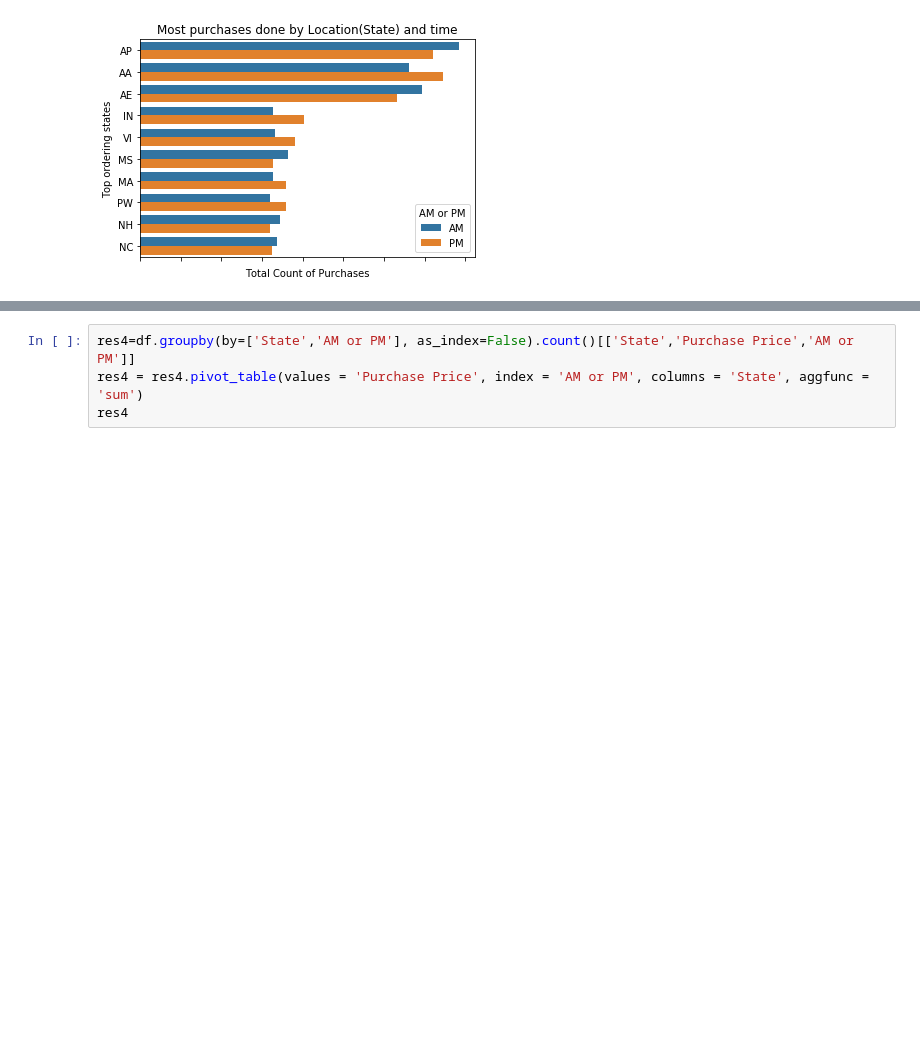
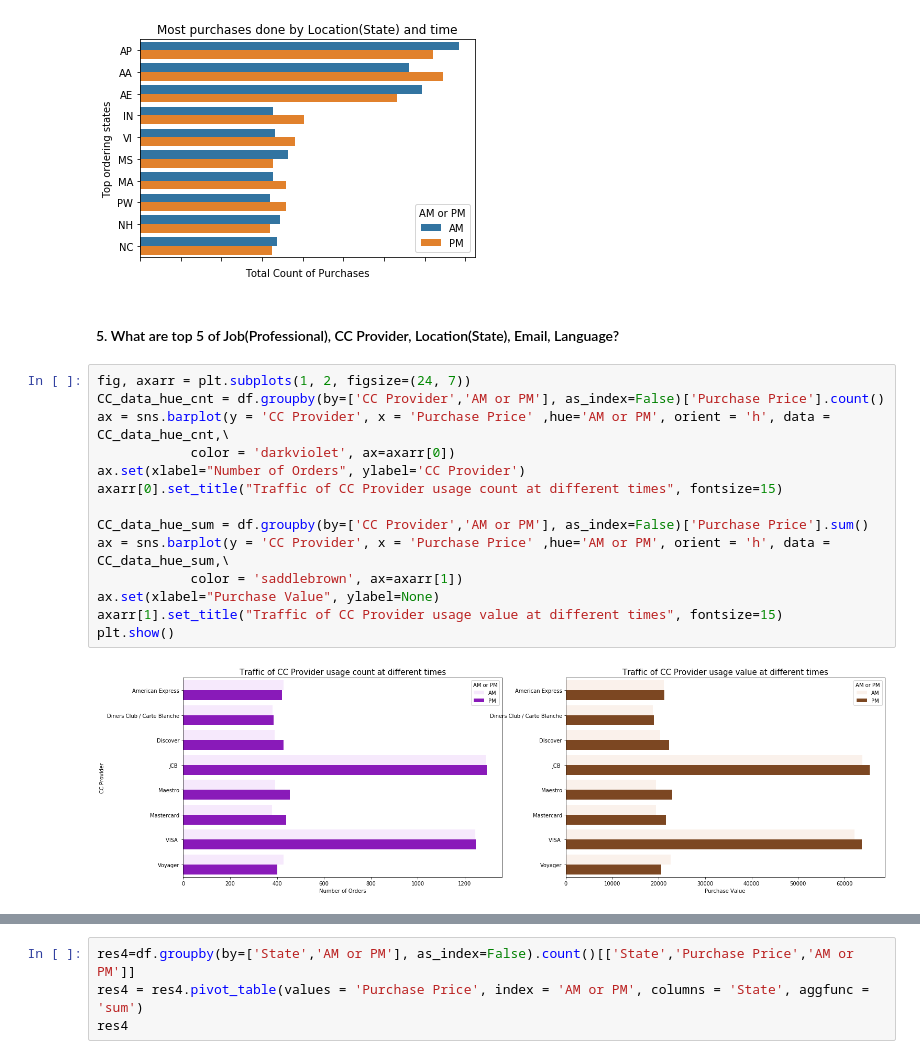
Before and after one commit to RajeshRamachander/ecom, a Jupyter notebook: ecom_eda.ipynb, the cells around one changed output, grey strips where cells are left out. Drawn from its saved outputs; the diff is of its cells as text; blank space fills up the shorter version.

```diff
--- a/ecom_eda.ipynb
+++ b/ecom_eda.ipynb
@@ -561,3 +565,21 @@ ax.set_xticklabels(ax.get_xticklabels(), rotation=45, horizontalalignment='right
 plt.show()
 # %% [output]
 [figure]
+# %% [markdown]
+#### 5. What are top 5 of Job(Professional), CC Provider, Location(State), Email, Language?
+# %%
+fig, axarr = plt.subplots(1, 2, figsize=(24, 7))
+CC_data_hue_cnt = df.groupby(by=['CC Provider','AM or PM'], as_index=False)['Purchase Price'].count()
+ax = sns.barplot(y = 'CC Provider', x = 'Purchase Price' ,hue='AM or PM', orient = 'h', data = CC_data_hue_cnt,\
+            color = 'darkviolet', ax=axarr[0])
+ax.set(xlabel="Number of Orders", ylabel='CC Provider')
+axarr[0].set_title("Traffic of CC Provider usage count at different times", fontsize=15)
+
+CC_data_hue_sum = df.groupby(by=['CC Provider','AM or PM'], as_index=False)['Purchase Price'].sum()
+ax = sns.barplot(y = 'CC Provider', x = 'Purchase Price' ,hue='AM or PM', orient = 'h', data = CC_data_hue_sum,\
+            color = 'saddlebrown', ax=axarr[1])
+ax.set(xlabel="Purchase Value", ylabel=None)
+axarr[1].set_title("Traffic of CC Provider usage value at different times", fontsize=15)
+plt.show()
+# %% [output]
+[figure, added]
```
Also changed, not shown: parts of 5 cells of this notebook.
